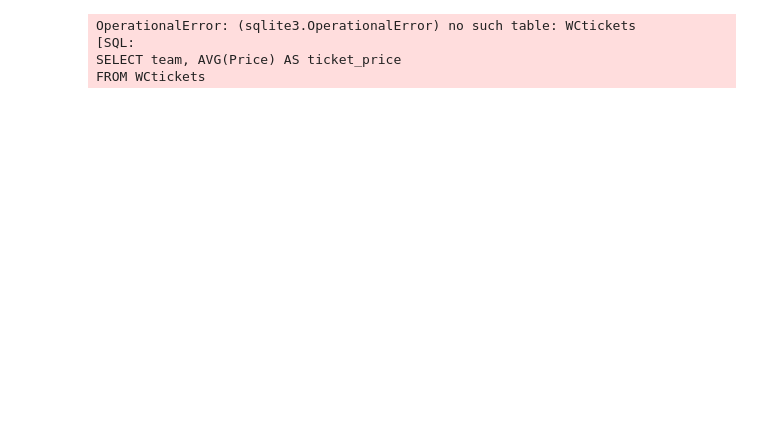
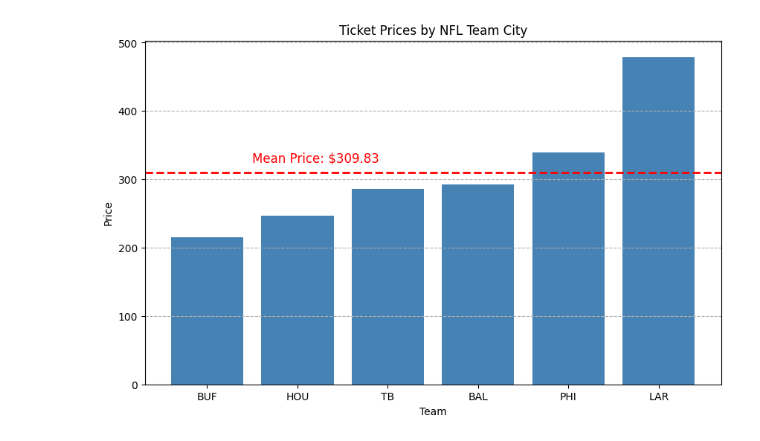
Before and after one commit to ColinM25/GamePlan, a Jupyter notebook: sql_querying.ipynb, the cells around one changed output. Drawn from its saved outputs; the diff is of its cells as text; code cells hidden in the pictures; blank space fills up the shorter version.

Commit message:
added plots WC weekend

```diff
--- a/sql_querying.ipynb
+++ b/sql_querying.ipynb
@@ -219,32 +218,30 @@ conn.close()
 # %%
 # this gives us the average 'cheap' ticket price for each city
 conn = engine.connect()
 
 query = """
 SELECT team, AVG(Price) AS ticket_price
 FROM WCtickets
 GROUP BY team
 ORDER BY ticket_price;
 """
 result = conn.execute(text(query))
 data = result.fetchall()
 
 teams = [item[0] for item in data]
 prices = [item[1] for item in data]
-median_price = np.median(prices)
+mean_price = np.mean(prices)
 
 plt.figure(figsize=(10,6))
-plt.barh(teams, prices, color = 'steelblue')
-plt.axvline(median_price, color='red', linestyle='--', linewidth=2)
-plt.text(median_price + 20, 4, f'Median Price: ${median_price:.2f}', va='center', fontsize=12, color='red')
-plt.title("Ticket Prices by NFL Team City from Chicago O'Hare")
-plt.xlabel("Price")
-plt.ylabel("Team")
-plt.xticks(rotation = 45)
-plt.grid(True, axis = 'x', linestyle = '-')
+plt.bar(teams, prices, color = 'steelblue')
+plt.axhline(mean_price, color='red', linestyle='--', linewidth=2)
+plt.text(.5, mean_price + 15, f'Mean Price: ${mean_price:.2f}', fontsize=12, color='red')
+plt.title("Ticket Prices by NFL Team City")
+plt.xlabel("Team")
+plt.ylabel("Price")
+plt.grid(True, axis = 'y', linestyle = '--')
 plt.show()
+
+conn.close()
 # %% [output]
-OperationalError: (sqlite3.OperationalError) no such table: WCtickets
-[SQL:
-SELECT team, AVG(Price) AS ticket_price
-FROM WCtickets
+[figure, added]
```
Also changed, not shown: parts of 5 cells of this notebook, 13 other files.
